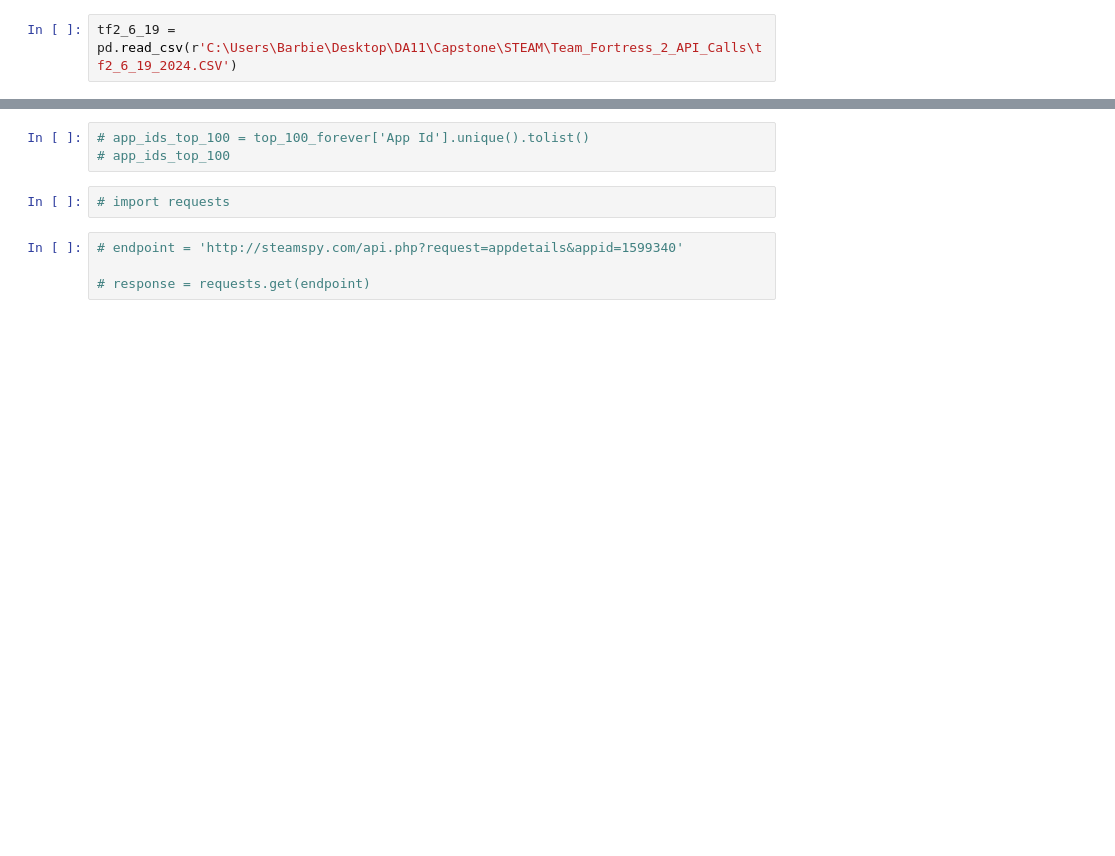
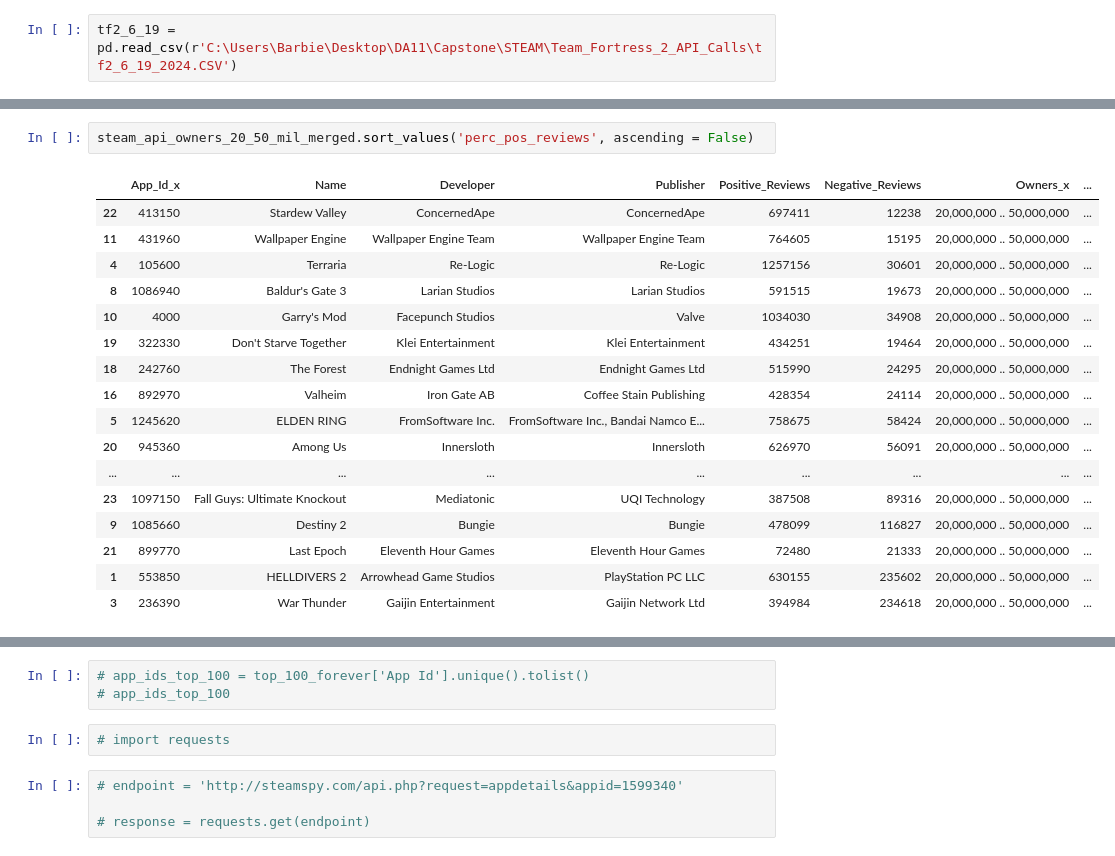
Before and after one commit to barbsjean/Steam_data_analysis, a Jupyter notebook: The Steam Notebook.ipynb, the cells around one changed output, grey strips where cells are left out. Drawn from its saved outputs; the diff is of its cells as text; blank space fills up the shorter version.

```diff
--- a/The Steam Notebook.ipynb
+++ b/The Steam Notebook.ipynb
@@ -1700,0 +2659,20 @@ tf2_6_19
+# %%
+steam_api_owners_20_50_mil_merged.sort_values('perc_pos_reviews', ascending = False)
+# %% [output]
+|  | App_Id_x | Name | Developer | Publisher | Positive_Reviews | Negative_Reviews | Owners_x | ... |
+| 22 | 413150 | Stardew Valley | ConcernedApe | ConcernedApe | 697411 | 12238 | 20,000,000 .. 50,000,000 | ... |
+| 11 | 431960 | Wallpaper Engine | Wallpaper Engine Team | Wallpaper Engine Team | 764605 | 15195 | 20,000,000 .. 50,000,000 | ... |
+| 4 | 105600 | Terraria | Re-Logic | Re-Logic | 1257156 | 30601 | 20,000,000 .. 50,000,000 | ... |
+| 8 | 1086940 | Baldur's Gate 3 | Larian Studios | Larian Studios | 591515 | 19673 | 20,000,000 .. 50,000,000 | ... |
+| 10 | 4000 | Garry's Mod | Facepunch Studios | Valve | 1034030 | 34908 | 20,000,000 .. 50,000,000 | ... |
+| 19 | 322330 | Don't Starve Together | Klei Entertainment | Klei Entertainment | 434251 | 19464 | 20,000,000 .. 50,000,000 | ... |
+| 18 | 242760 | The Forest | Endnight Games Ltd | Endnight Games Ltd | 515990 | 24295 | 20,000,000 .. 50,000,000 | ... |
+| 16 | 892970 | Valheim | Iron Gate AB | Coffee Stain Publishing | 428354 | 24114 | 20,000,000 .. 50,000,000 | ... |
+| 5 | 1245620 | ELDEN RING | FromSoftware Inc. | FromSoftware Inc., Bandai Namco E... | 758675 | 58424 | 20,000,000 .. 50,000,000 | ... |
+| 20 | 945360 | Among Us | Innersloth | Innersloth | 626970 | 56091 | 20,000,000 .. 50,000,000 | ... |
+| ... | ... | ... | ... | ... | ... | ... | ... | ... |
+| 23 | 1097150 | Fall Guys: Ultimate Knockout | Mediatonic | UQI Technology | 387508 | 89316 | 20,000,000 .. 50,000,000 | ... |
+| 9 | 1085660 | Destiny 2 | Bungie | Bungie | 478099 | 116827 | 20,000,000 .. 50,000,000 | ... |
+| 21 | 899770 | Last Epoch | Eleventh Hour Games | Eleventh Hour Games | 72480 | 21333 | 20,000,000 .. 50,000,000 | ... |
+| 1 | 553850 | HELLDIVERS 2 | Arrowhead Game Studios | PlayStation PC LLC | 630155 | 235602 | 20,000,000 .. 50,000,000 | ... |
+| 3 | 236390 | War Thunder | Gaijin Entertainment | Gaijin Network Ltd | 394984 | 234618 | 20,000,000 .. 50,000,000 | ... |
```
Also changed, not shown: parts of 146 cells of this notebook, 4 other files.
